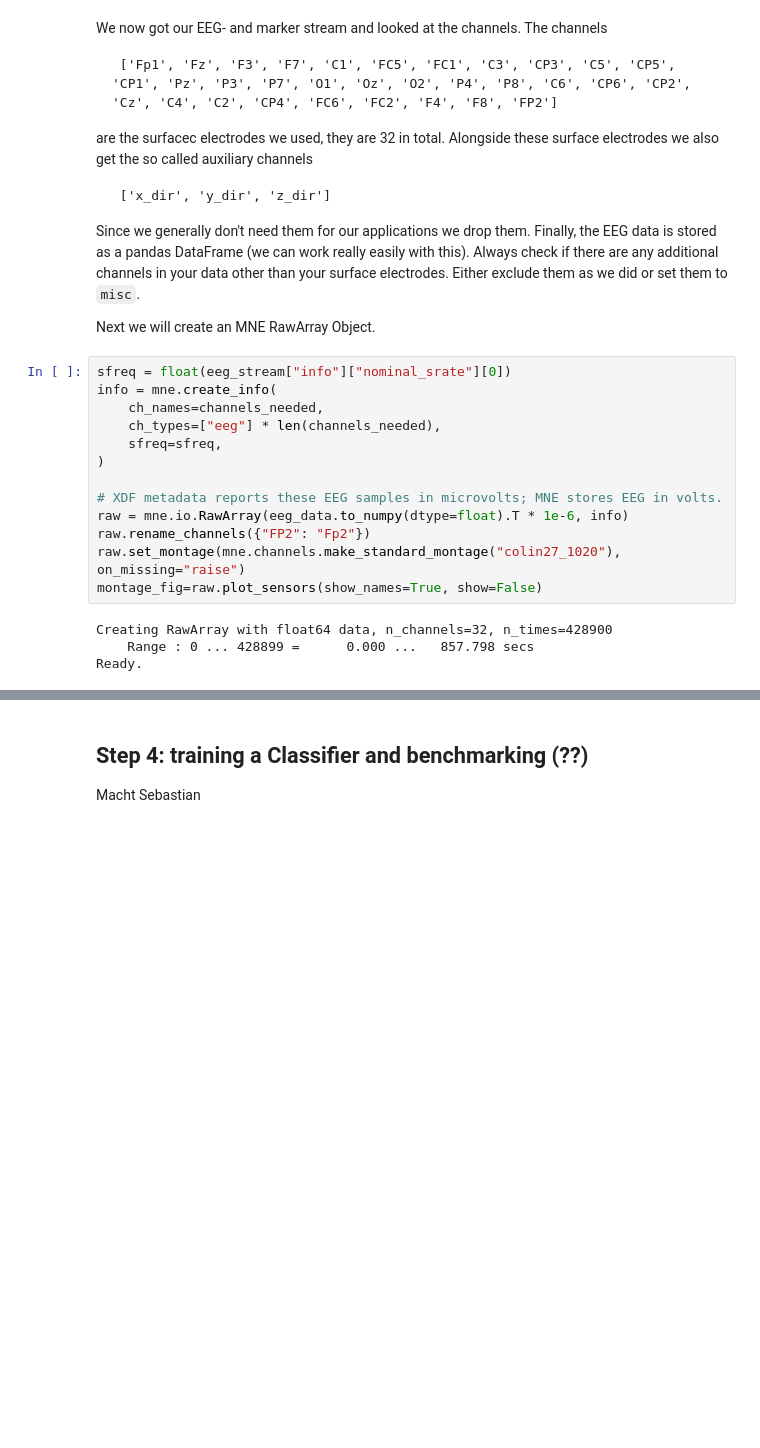
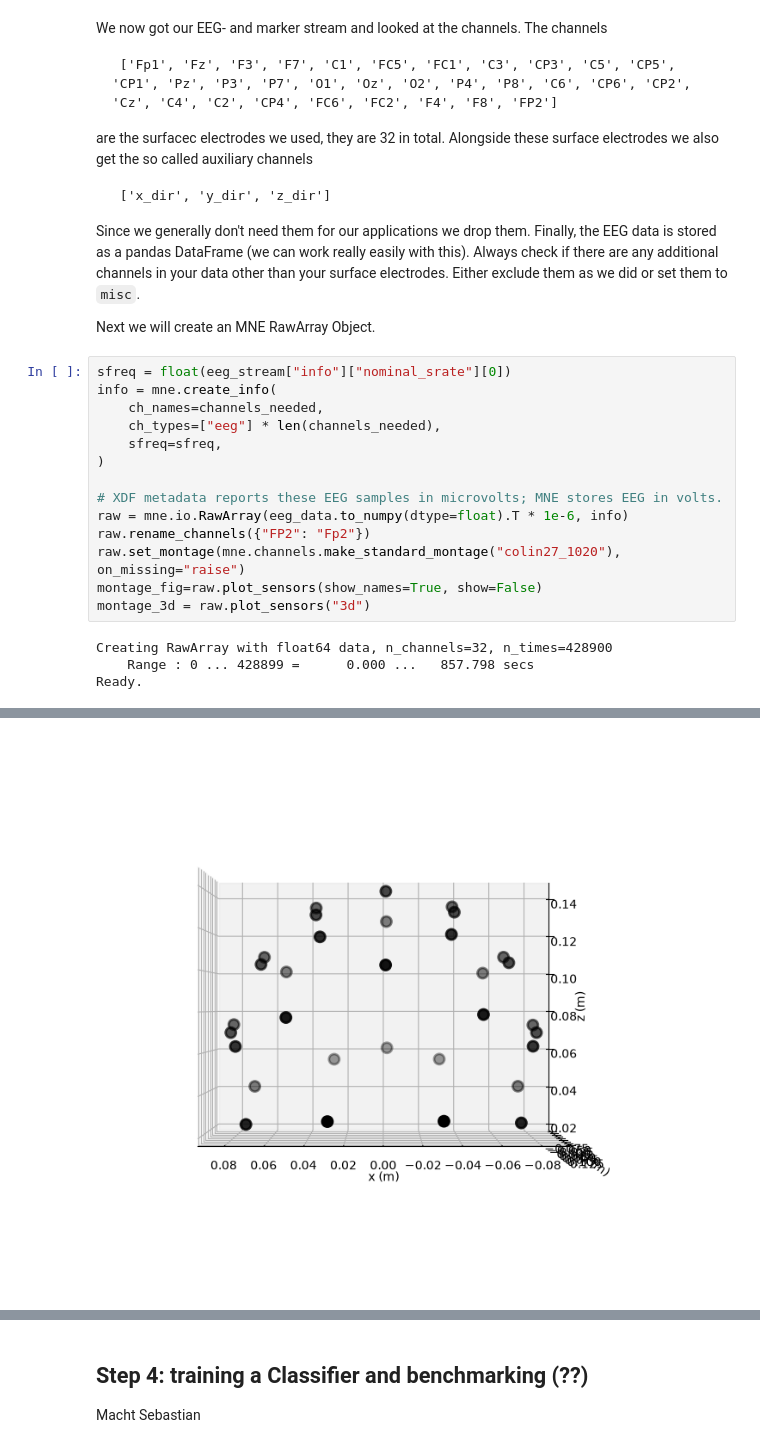
Before and after one commit to Mirage-91/Mirage91, a Jupyter notebook: HowTo/MI.ipynb, the cells around one changed output, grey strips where cells are left out. Drawn from its saved outputs; the diff is of its cells as text; blank space fills up the shorter version.

```diff
--- a/HowTo/MI.ipynb
+++ b/HowTo/MI.ipynb
@@ -93,21 +94,23 @@ Next we will create an MNE RawArray Object.
 # %%
 sfreq = float(eeg_stream["info"]["nominal_srate"][0])
 info = mne.create_info(
     ch_names=channels_needed,
     ch_types=["eeg"] * len(channels_needed),
     sfreq=sfreq,
 )
 
 # XDF metadata reports these EEG samples in microvolts; MNE stores EEG in volts.
 raw = mne.io.RawArray(eeg_data.to_numpy(dtype=float).T * 1e-6, info)
 raw.rename_channels({"FP2": "Fp2"})
 raw.set_montage(mne.channels.make_standard_montage("colin27_1020"), on_missing="raise")
 montage_fig=raw.plot_sensors(show_names=True, show=False)
+montage_3d = raw.plot_sensors("3d")
 # %% [output]
 Creating RawArray with float64 data, n_channels=32, n_times=428900
     Range : 0 ... 428899 =      0.000 ...   857.798 secs
 Ready.
 [figure]
+[figure, added]
 # %% [markdown]
 Above you can see the used 32-channel montage for the data acquisition. As you can also see, MNE can be a bit pedantic with its names, so make sure the channel names align with what MNE expects.
 
```
Also changed, not shown: parts of 20 cells of this notebook.
